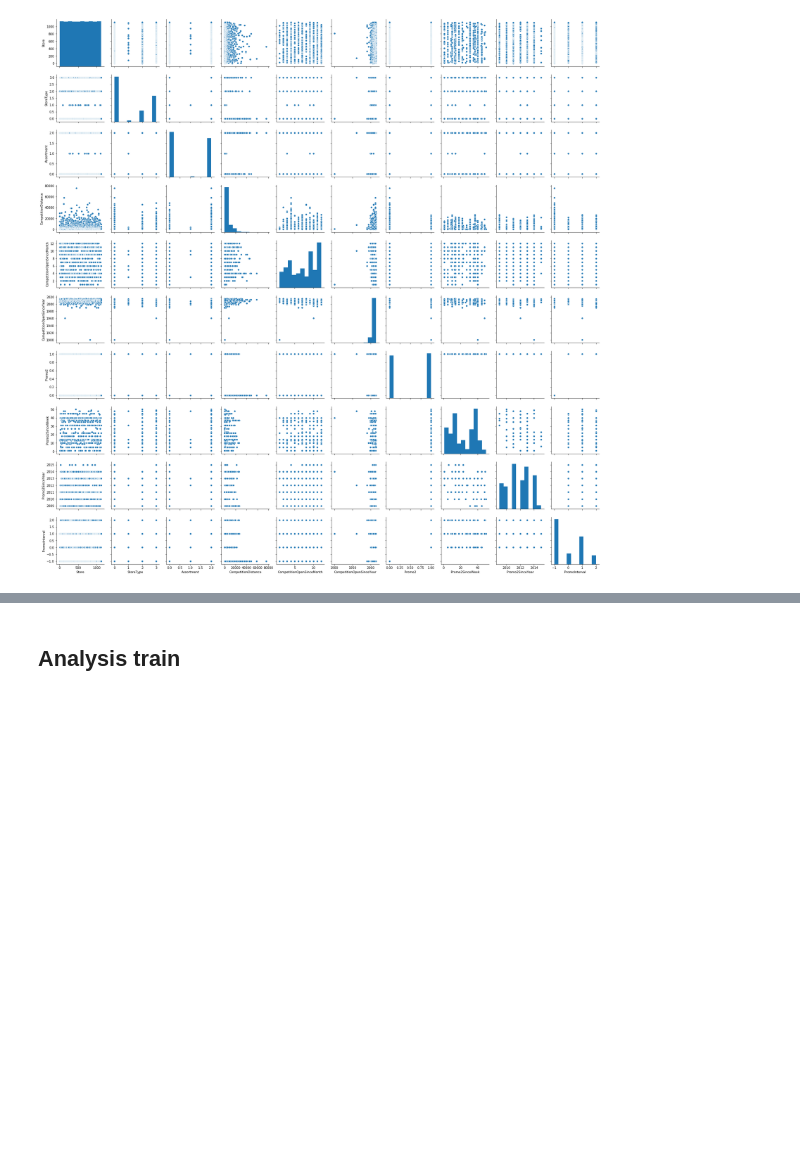
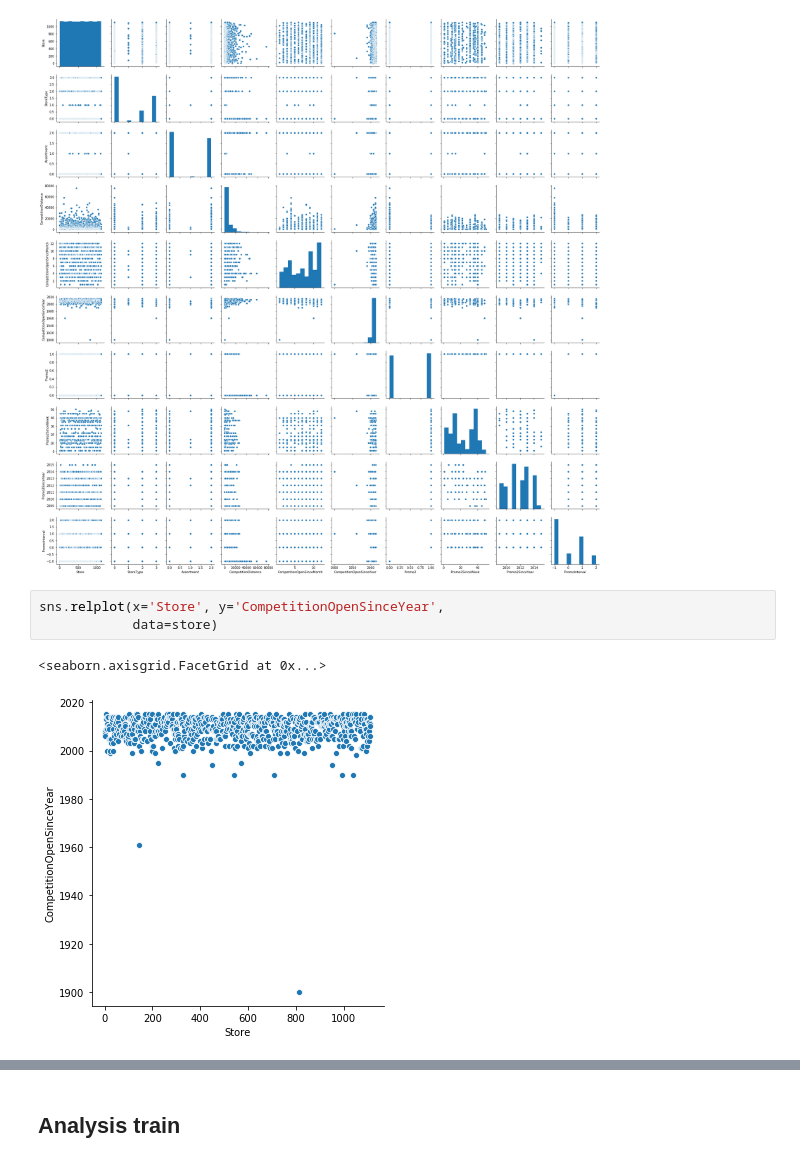
Before and after one commit to BWallyn/PredictSales, a Jupyter notebook: Analysis.ipynb, the cells around one changed output, grey strips where cells are left out. Cells and saved outputs as stored; diff of their text form; blank space fills up the shorter version.

Commit message:
Explore data and begin feature selection

```diff
--- a/Analysis.ipynb
+++ b/Analysis.ipynb
@@ -83,3 +222,9 @@ sns.pairplot(store)#, hue='StoreType')
 # %% [output]
 <seaborn.axisgrid.PairGrid at 0x...>
 [figure]
+# %%
+sns.relplot(x='Store', y='CompetitionOpenSinceYear',
+            data=store)
+# %% [output]
+<seaborn.axisgrid.FacetGrid at 0x...>
+[figure, added]
```
Also changed, not shown: parts of 24 cells of this notebook.
